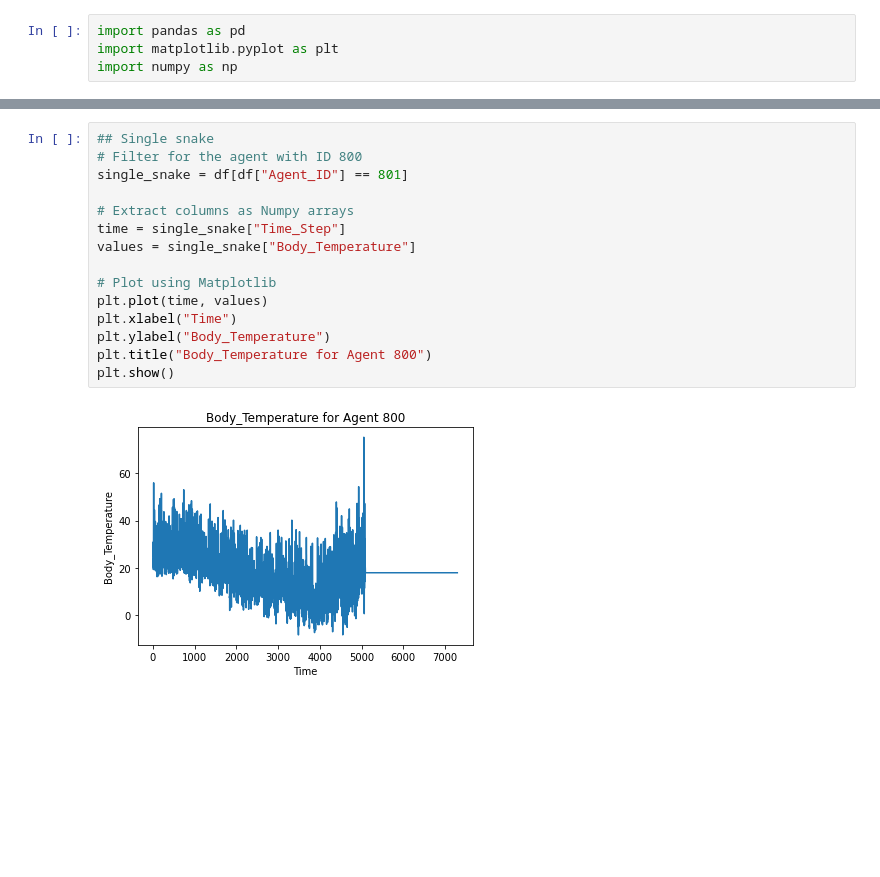
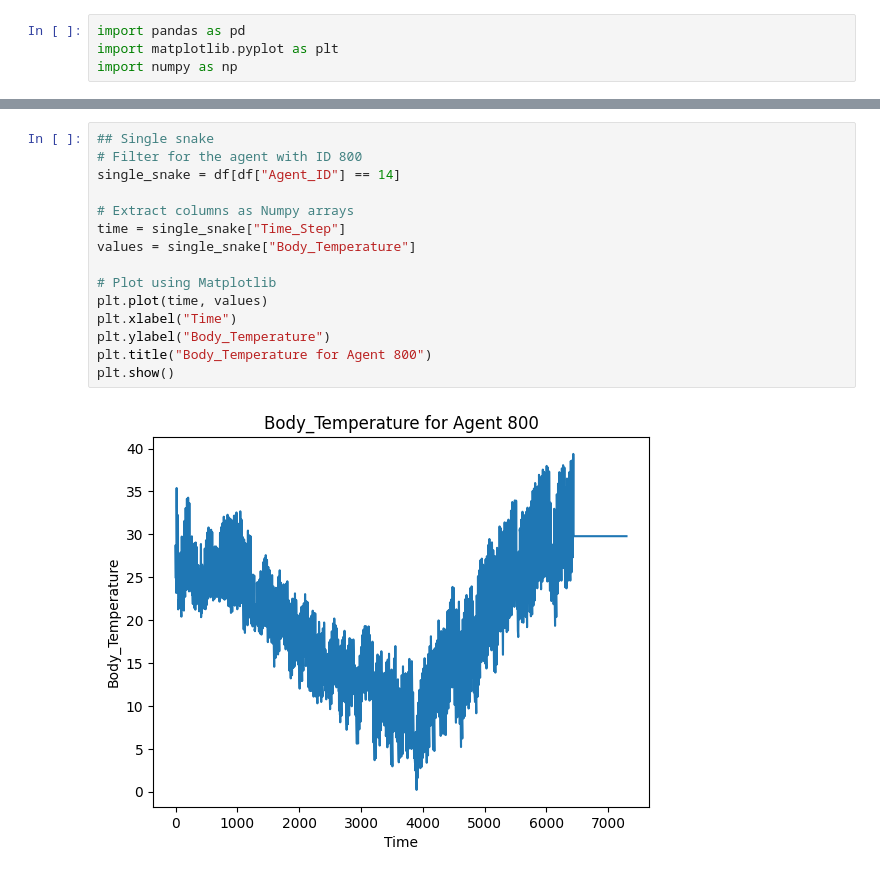
Before and after one commit to michaelremington2/therma_sim, a Jupyter notebook: src/therma_sim/post_sim_analysis_scratch.ipynb, the cells around one changed output, grey strips where cells are left out. Cells and saved outputs as stored; diff of their text form; blank space fills up the shorter version.

```diff
--- a/src/therma_sim/post_sim_analysis_scratch.ipynb
+++ b/src/therma_sim/post_sim_analysis_scratch.ipynb
@@ -54,20 +54,20 @@ plt.show()
 # %%
 ## Single snake
 # Filter for the agent with ID 800
-single_snake = df[df["Agent_ID"] == 801]
+single_snake = df[df["Agent_ID"] == 14]
 
 # Extract columns as Numpy arrays
 time = single_snake["Time_Step"]
 values = single_snake["Body_Temperature"]
 
 # Plot using Matplotlib
 plt.plot(time, values)
 plt.xlabel("Time")
 plt.ylabel("Body_Temperature")
 plt.title("Body_Temperature for Agent 800")
 plt.show()
 # %% [output]
-[figure, old version]
+[figure, new version]
 # %%
 # Extract columns as Numpy arrays
 time = single_snake["Time_Step"].to_numpy()
```
Also changed, not shown: parts of 10 cells of this notebook, 1 other file.
